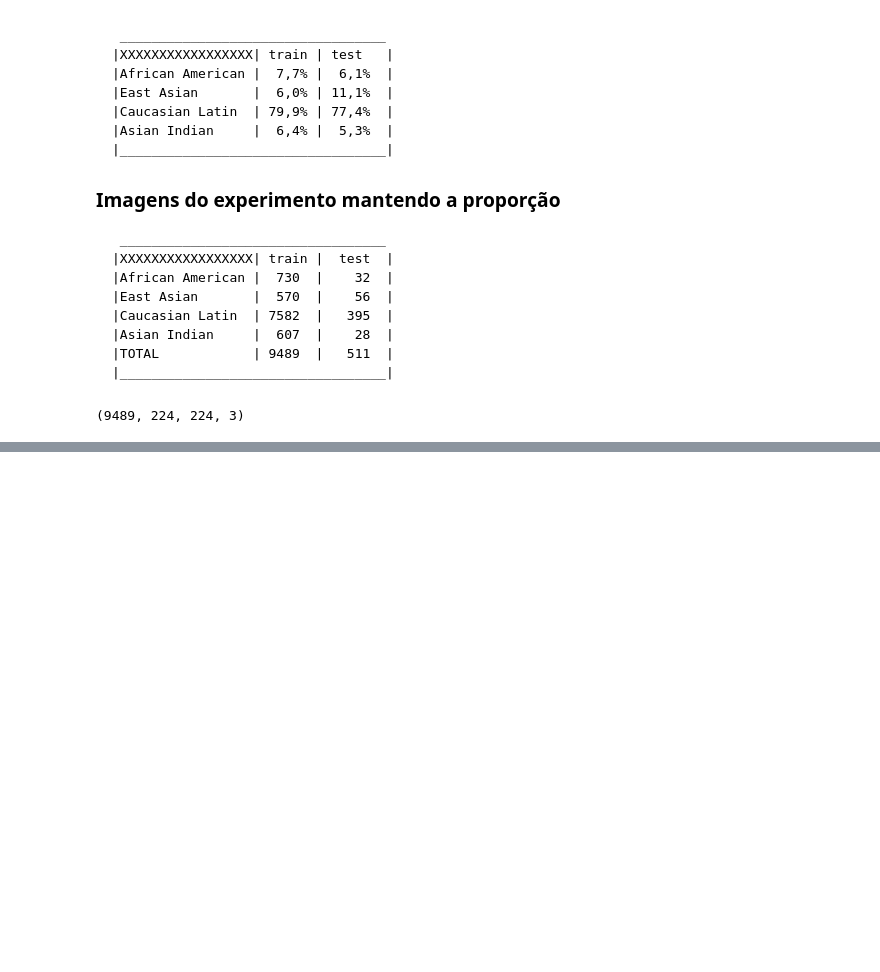
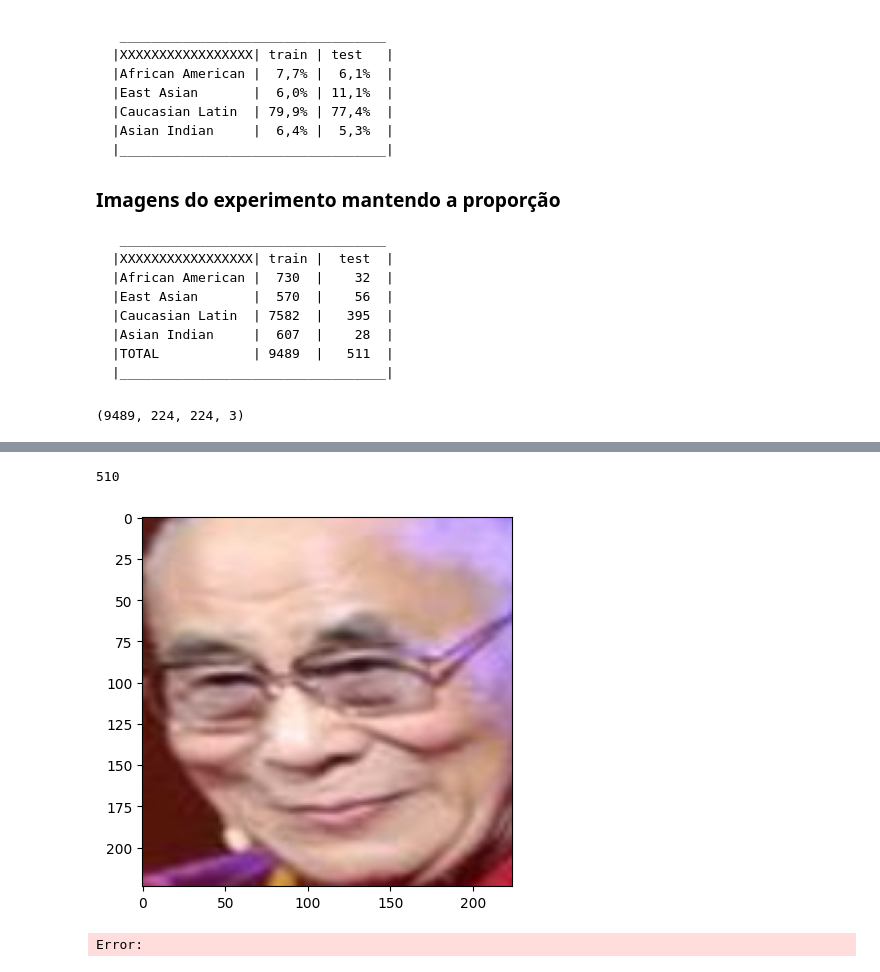
Before and after one commit to mplimonta/ICML, a Jupyter notebook: VMERResearch.ipynb, the cells around one changed output, grey strips where cells are left out. Drawn from its saved outputs; the diff is of its cells as text; code cells hidden in the pictures; blank space fills up the shorter version.

```diff
--- a/VMERResearch.ipynb
+++ b/VMERResearch.ipynb
@@ -163,0 +242,4 @@ print(X_train.shape)
+# %%
+#test_tensor = np.zeros((5000,) + (224,224) + (3,), dtype=np.uint8)
+X_test = np.array(x_test)
+print(X_test.shape)
@@ -163,0 +312,22 @@ print(X_train.shape)
+# %%
+face_array_test = np.zeros((511,) + (224,224) + (3,), dtype=np.uint8)
+for i in range(0, 511):
+    results = detector.detect_faces(X_test[i])
+    clear_output(wait=True)
+    print(i)
+    if results:
+        x1, y1, width, height = results[0]['box']
+        x2, y2 = x1 + width, y1 + height
+        face = X_test[i][y1:y2, x1:x2]
+        image = np.array(face)
+        face_array_test[i] = cv2.resize(image,(224, 224))
+        del results, x1, y1, x2, y2, width, height, face, image
+    else:
+        face_array_test[i] = X_test[i]
+
+plt.imshow(face_array_test[0])
+plt.show()
+# %% [output]
+510
+[figure, added]
+Error:
```
Also changed, not shown: parts of 8 cells of this notebook, 3 other files.
